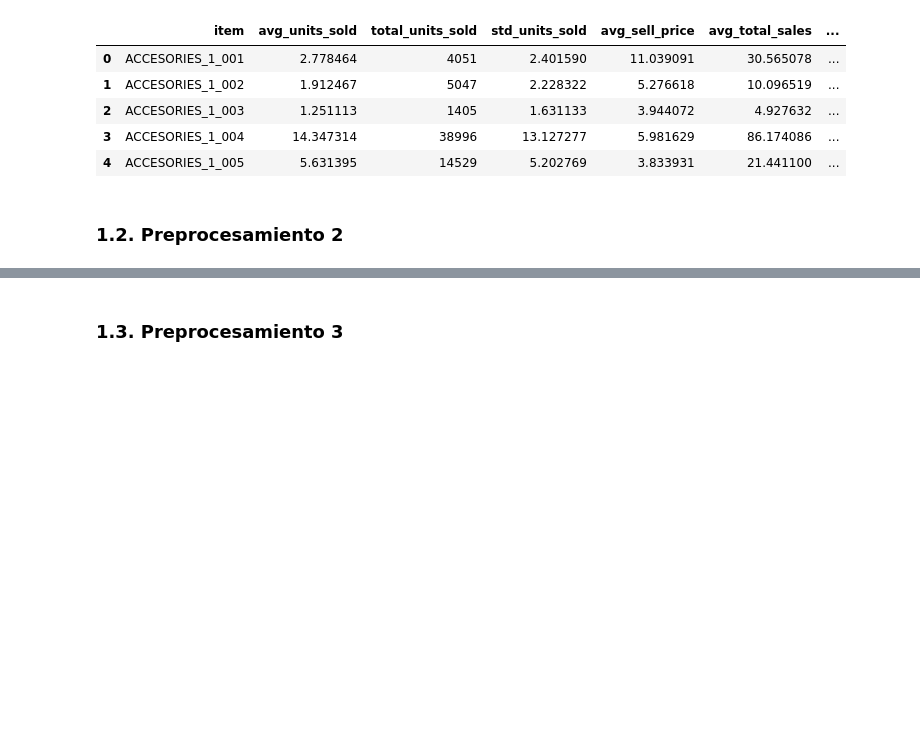
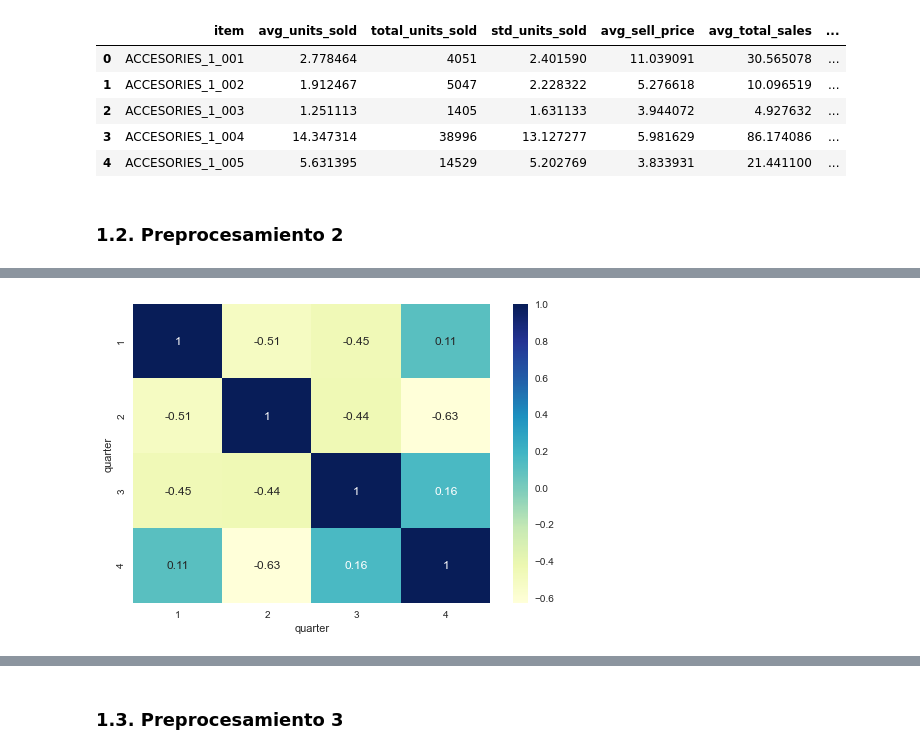
Before and after one commit to alitermat/capstone_retail_TFM, a Jupyter notebook: notebooks/Clustering_producto.ipynb, the cells around one changed output, grey strips where cells are left out. Drawn from its saved outputs; the diff is of its cells as text; code cells hidden in the pictures; blank space fills up the shorter version.

```diff
--- a/notebooks/Clustering_producto.ipynb
+++ b/notebooks/Clustering_producto.ipynb
@@ -186,0 +187,9 @@ En una segunda iteración de clustering vamos a analizar el porcentaje de ventas
+# %%
+# Creamos una columna 'quarter' a partir del índice 'date'
+df['quarter'] = df.index.month // 4 + 1
+
+# Calculamos los porcentajes de ventas por ítem y región para cada cuatrimestre
+df_perc_quarter_item = pd.crosstab(df['item'], df['quarter'], values=df['total_sales'], aggfunc='sum', normalize='index').reset_index()
+
+# El resultado df_perc es un DataFrame con los porcentajes normalizados por tienda y cuatrimestre
+df_perc_quarter_item
@@ -186,0 +210,5 @@ En una segunda iteración de clustering vamos a analizar el porcentaje de ventas
+# %%
+# Obtenemos la correlación de las diferentes variables
+sns.heatmap(df_perc_quarter_item.corr(), annot=True, cmap="YlGnBu");
+# %% [output]
+[figure, added]
```
Also changed, not shown: parts of 12 cells of this notebook.
